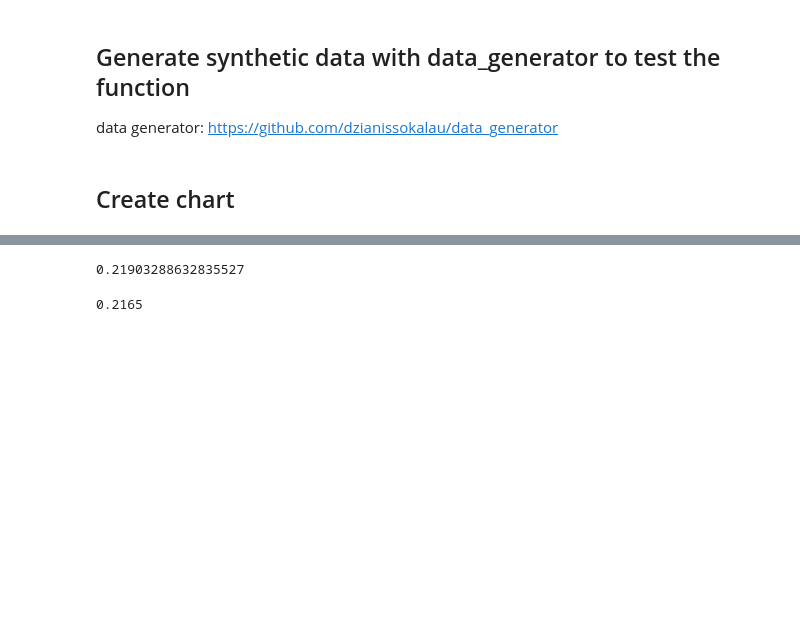
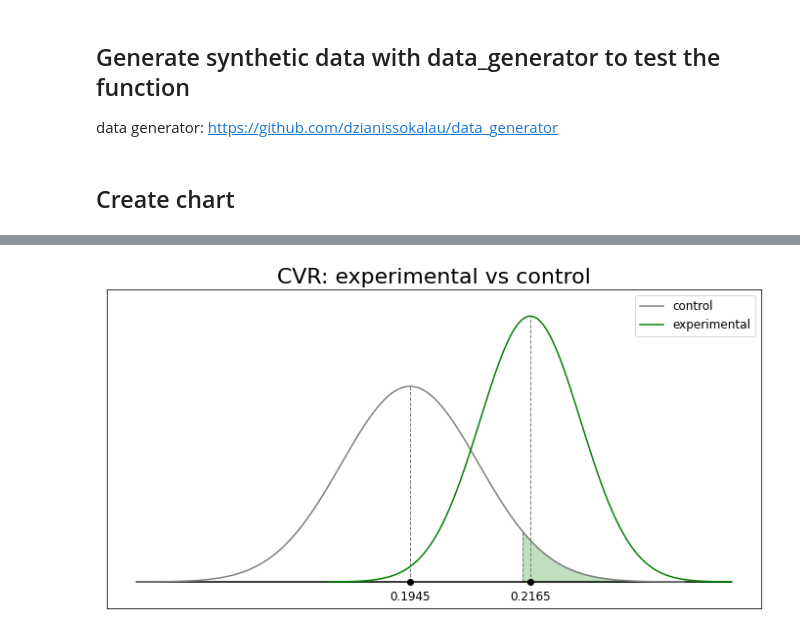
Before and after one commit to dzianissokalau/experimentation_charts, a Jupyter notebook: notebooks/cvr_distributions.ipynb, the cells around one changed output, grey strips where cells are left out. Saved outputs shown, nothing was run; the diff lists cells and outputs as text; code cells hidden in the pictures; blank space fills up the shorter version.

```diff
--- a/notebooks/cvr_distributions.ipynb
+++ b/notebooks/cvr_distributions.ipynb
@@ -150,8 +200,4 @@ experimental_std = np.sqrt(1 / experimental_trials * experimental_cvr * (1 - exp
-# %%
-control_cvr + 1.96 * population_std
-# %% [output]
-0.21903288632835527
-# %%
-experimental_cvr
-# %% [output]
-0.2165
+# %%
+plot_cvr_distributions(control.payment, experimental.payment, alpha=0.05, tails=1)
+# %% [output]
+[figure, added]
```
Also changed, not shown: parts of 3 cells of this notebook, 2 other files.
